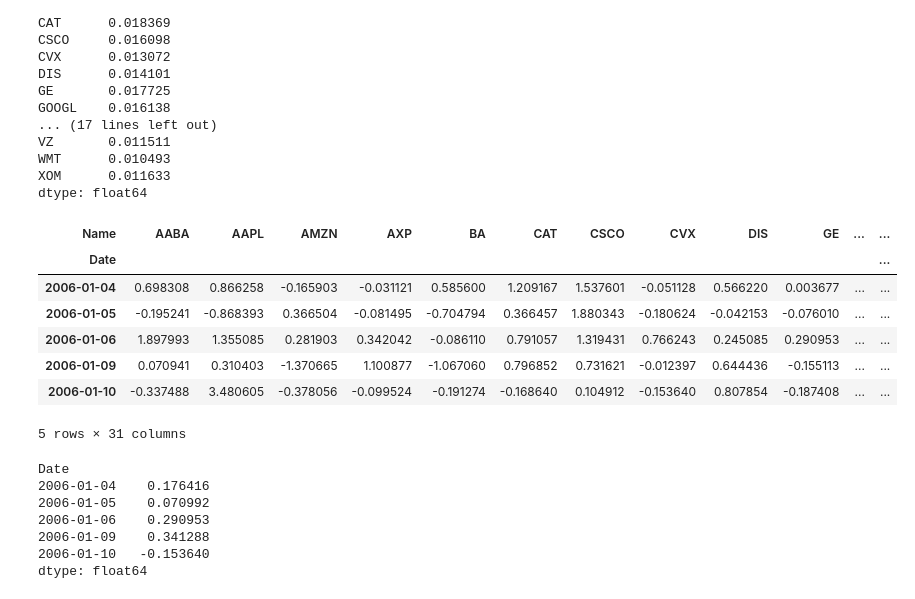
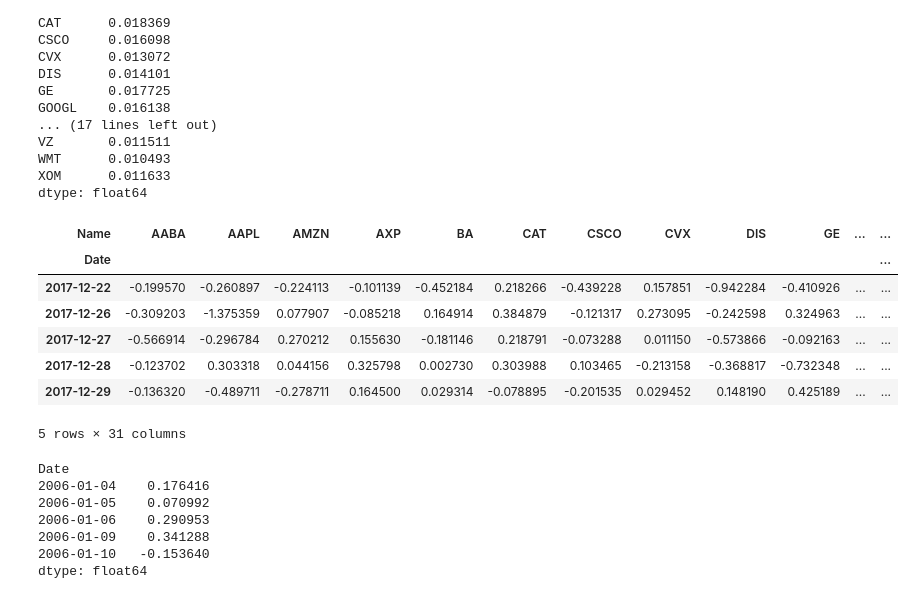
Before and after one commit to tqa236/LSTM_algo_trading, a Jupyter notebook: notebook/[Official] Long Short Term Memory.ipynb, the cells around one changed output. Drawn from its saved outputs; the diff is of its cells as text; code cells hidden in the pictures.

```diff
--- a/notebook/[Official] Long Short Term Memory.ipynb
+++ b/notebook/[Official] Long Short Term Memory.ipynb
@@ -205,14 +205,15 @@ dtype: float64
 # %%
 normalized_return = (all_returns - all_means)/all_stds
 normalized_return.head()
+normalized_return.tail()
 # %% [output]
 | Name | AABA | AAPL | AMZN | AXP | BA | CAT | CSCO | CVX | DIS | GE | ... | ... |
 | Date |  |  |  |  |  |  |  |  |  |  |  | ... |
-| 2006-01-04 | 0.698308 | 0.866258 | -0.165903 | -0.031121 | 0.585600 | 1.209167 | 1.537601 | -0.051128 | 0.566220 | 0.003677 | ... | ... |
-| 2006-01-05 | -0.195241 | -0.868393 | 0.366504 | -0.081495 | -0.704794 | 0.366457 | 1.880343 | -0.180624 | -0.042153 | -0.076010 | ... | ... |
-| 2006-01-06 | 1.897993 | 1.355085 | 0.281903 | 0.342042 | -0.086110 | 0.791057 | 1.319431 | 0.766243 | 0.245085 | 0.290953 | ... | ... |
-| 2006-01-09 | 0.070941 | 0.310403 | -1.370665 | 1.100877 | -1.067060 | 0.796852 | 0.731621 | -0.012397 | 0.644436 | -0.155113 | ... | ... |
-| 2006-01-10 | -0.337488 | 3.480605 | -0.378056 | -0.099524 | -0.191274 | -0.168640 | 0.104912 | -0.153640 | 0.807854 | -0.187408 | ... | ... |
+| 2017-12-22 | -0.199570 | -0.260897 | -0.224113 | -0.101139 | -0.452184 | 0.218266 | -0.439228 | 0.157851 | -0.942284 | -0.410926 | ... | ... |
+| 2017-12-26 | -0.309203 | -1.375359 | 0.077907 | -0.085218 | 0.164914 | 0.384879 | -0.121317 | 0.273095 | -0.242598 | 0.324963 | ... | ... |
+| 2017-12-27 | -0.566914 | -0.296784 | 0.270212 | 0.155630 | -0.181146 | 0.218791 | -0.073288 | 0.011150 | -0.573866 | -0.092163 | ... | ... |
+| 2017-12-28 | -0.123702 | 0.303318 | 0.044156 | 0.325798 | 0.002730 | 0.303988 | 0.103465 | -0.213158 | -0.368817 | -0.732348 | ... | ... |
+| 2017-12-29 | -0.136320 | -0.489711 | -0.278711 | 0.164500 | 0.029314 | -0.078895 | -0.201535 | 0.029452 | 0.148190 | 0.425189 | ... | ... |
 5 rows × 31 columns
 # %%
 median_return = normalized_return.median(axis=1)
```
Also changed, not shown: parts of 25 cells of this notebook, 2 other files.
